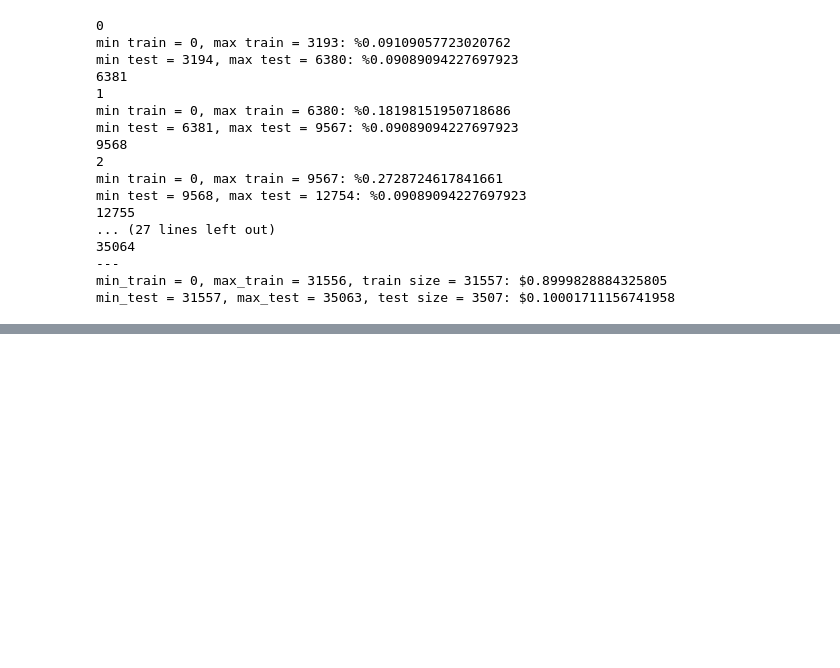
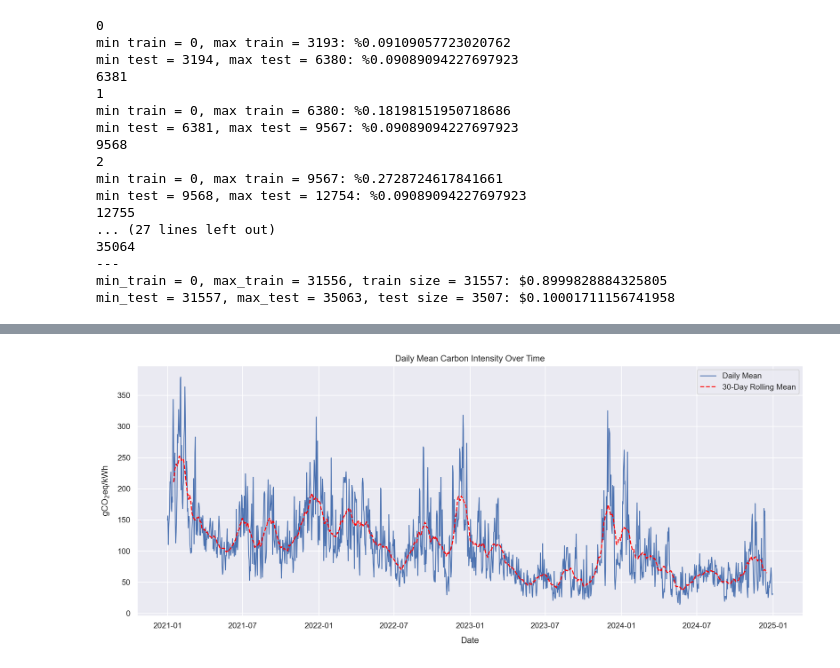
Before and after one commit to justinband/masters-thesis, a Jupyter notebook: datasets/data_analysis.ipynb, the cells around one changed output, grey strips where cells are left out. Saved outputs shown, nothing was run; the diff lists cells and outputs as text; code cells hidden in the pictures; blank space fills up the shorter version.

```diff
--- a/datasets/data_analysis.ipynb
+++ b/datasets/data_analysis.ipynb
@@ -10,5 +10,8 @@ from datetime import datetime
 import seaborn as sns
 from sklearn.model_selection import TimeSeriesSplit
 import math
+# %%
+def save_fig(name):
+    plt.savefig(f'../figures/dataset/{name}.png', dpi=300)
 # %%
 from data_loader import DataLoader
@@ -95,0 +131,26 @@ loader.plot_quantile_ranges(5)
+# %%
+# Ensure datetime index is correct
+# df['date'] = pd.to_datetime(df['date'])  # If not already datetime
+# df.set_index('date', inplace=True)
+
+# Resample to daily average
+daily_mean = df['carbon_intensity'].resample('D').mean()
+
+# Plot
+plt.figure(figsize=(14, 6))
+sns.lineplot(x=daily_mean.index, y=daily_mean.values, label='Daily Mean', linewidth=1.2)
+
+# Optional: Trend line via rolling average (30-day)
+rolling = daily_mean.rolling(window=30, center=True).mean()
+plt.plot(daily_mean.index, rolling, label='30-Day Rolling Mean', color='red', linestyle='--')
+
+plt.title('Daily Mean Carbon Intensity Over Time')
+plt.xlabel('Date', labelpad=10)
+plt.ylabel(r'gCO$_2$eq/kWh', labelpad=10)
+plt.legend()
+plt.grid(True)
+plt.tight_layout()
+save_fig('daily-mean-over-time')
+plt.show()
+# %% [output]
+[figure, added]
```
Also changed, not shown: parts of 23 cells of this notebook, 1 other file.
